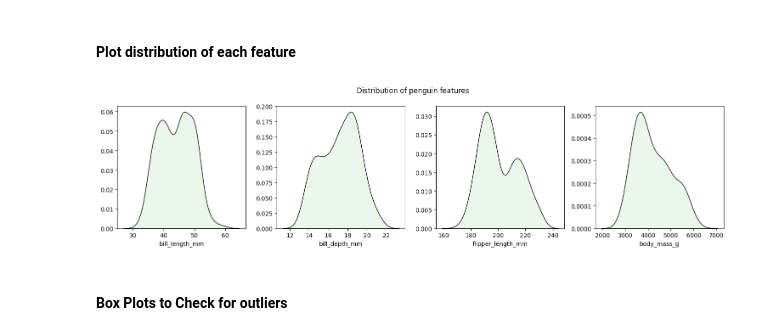
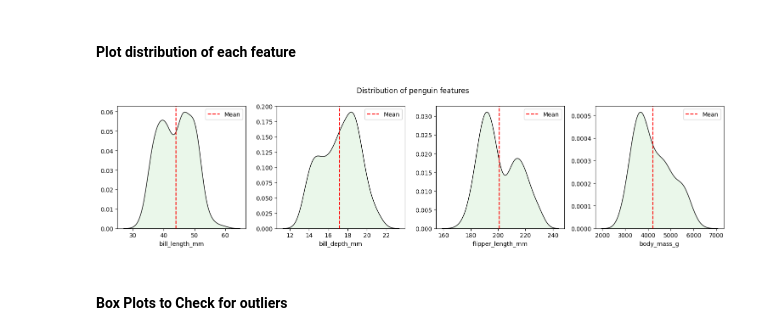
Before and after one commit to Cshefali/Data-Analysis-And-Viz-Python, a Jupyter notebook: Palmer Penguins Data/descriptive_stats_and_correlation_analysis.ipynb, the cells around one changed output. Cells and saved outputs as stored; diff of their text form; code cells hidden in the pictures.

```diff
--- a/Palmer Penguins Data/descriptive_stats_and_correlation_analysis.ipynb
+++ b/Palmer Penguins Data/descriptive_stats_and_correlation_analysis.ipynb
@@ -325,15 +321,21 @@ A visual inspection provides even more clarity.
 # %%
 fig, axes = plt.subplots(1, 4, figsize = (15,4))
 
 for index, feature in enumerate(continuous_features):
     sns.kdeplot(data2[feature], ax=axes[index], fill = True, color = '#AFE1AF', edgecolor = 'black')
     axes[index].set_ylabel('')
+    #calculate mean of the feature
+    mean_value = data2[feature].mean()
+    #add vertical dashed line for mean
+    axes[index].axvline(mean_value, color = 'red', linestyle = '--', label = 'Mean')
+    #add legend for the mean-line
+    axes[index].legend()
 
 fig.suptitle('Distribution of penguin features', fontsize = 12)
 plt.tight_layout()
 plt.show()
 # %% [output]
-[figure, old version]
+[figure, new version]
 # %% [markdown]
 #### Box Plots to Check for outliers
 # %%
```
Also changed, not shown: parts of 48 cells of this notebook.
